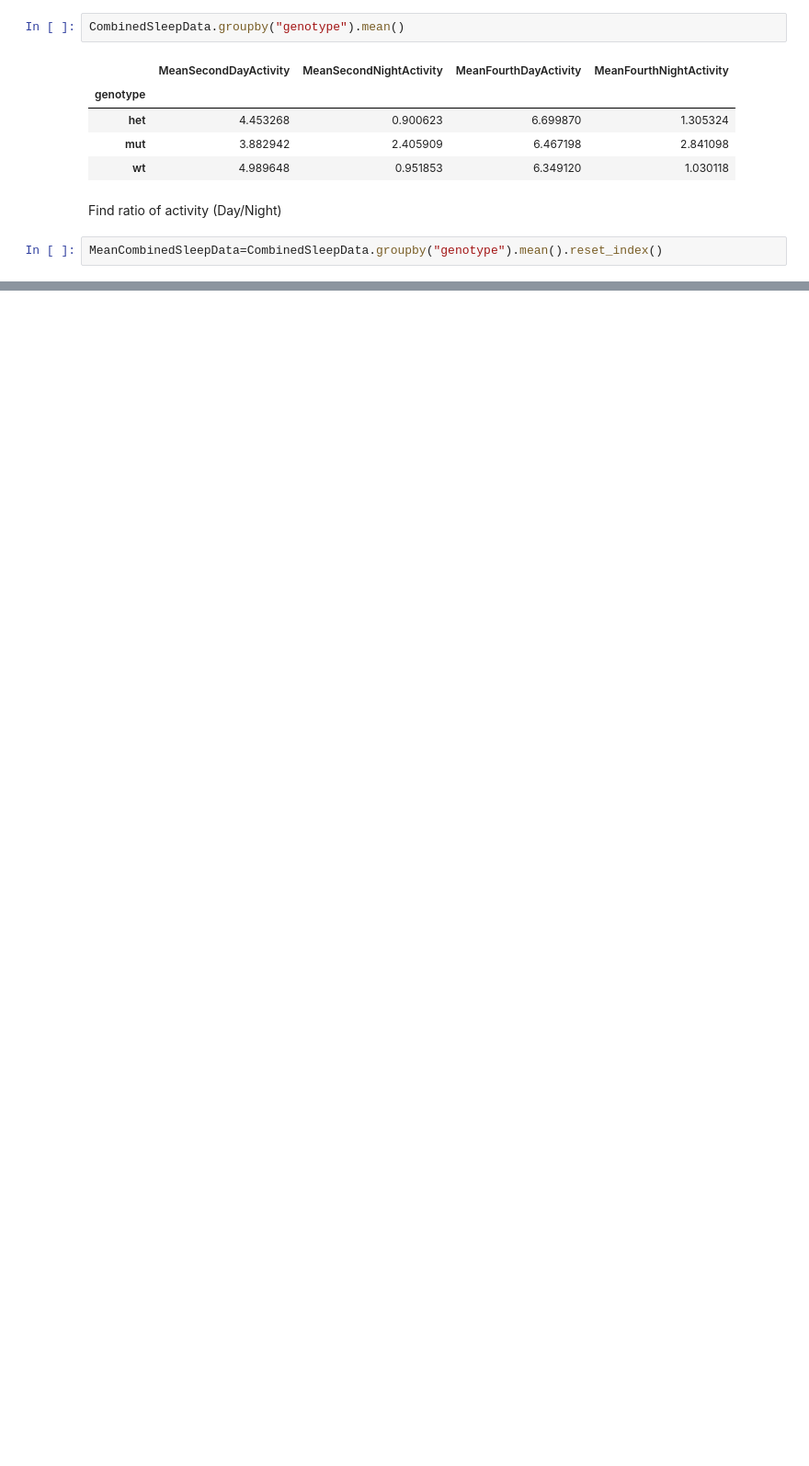
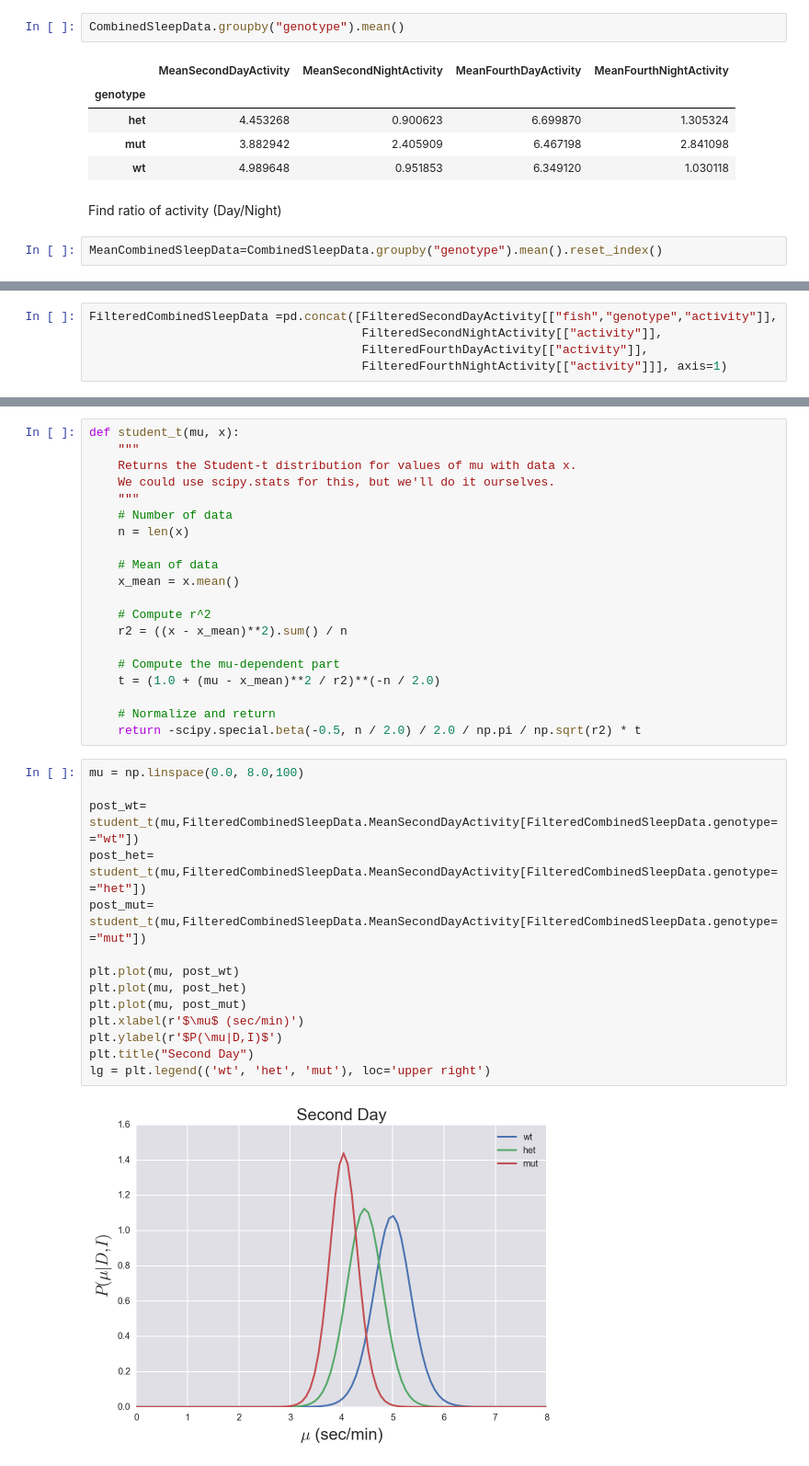
Before and after one commit to shashank-gandhi/DataAnalysisHomeworkRepository, a Jupyter notebook: Homework2/ShashankJupyterNotebook.ipynb, the cells around one changed output, grey strips where cells are left out. Shown at 92% size. Cells and saved outputs as stored; diff of their text form; blank space fills up the shorter version.

```diff
--- a/Homework2/ShashankJupyterNotebook.ipynb
+++ b/Homework2/ShashankJupyterNotebook.ipynb
@@ -159,0 +183,5 @@ AttributeError: 'DataFrame' object has no attribute 'zeit'
+# %%
+FilteredCombinedSleepData =pd.concat([FilteredSecondDayActivity[["fish","genotype","activity"]],
+                                      FilteredSecondNightActivity[["activity"]],
+                                      FilteredFourthDayActivity[["activity"]],
+                                      FilteredFourthNightActivity[["activity"]]], axis=1)
@@ -159,0 +239,36 @@ AttributeError: 'DataFrame' object has no attribute 'zeit'
+# %%
+def student_t(mu, x):
+    """
+    Returns the Student-t distribution for values of mu with data x.
+    We could use scipy.stats for this, but we'll do it ourselves.
+    """
+    # Number of data
+    n = len(x)
+
+    # Mean of data
+    x_mean = x.mean()
+
+    # Compute r^2
+    r2 = ((x - x_mean)**2).sum() / n
+
+    # Compute the mu-dependent part
+    t = (1.0 + (mu - x_mean)**2 / r2)**(-n / 2.0)
+
+    # Normalize and return
+    return -scipy.special.beta(-0.5, n / 2.0) / 2.0 / np.pi / np.sqrt(r2) * t
+# %%
+mu = np.linspace(0.0, 8.0,100)
+
+post_wt= student_t(mu,FilteredCombinedSleepData.MeanSecondDayActivity[FilteredCombinedSleepData.genotype=="wt"])
+post_het= student_t(mu,FilteredCombinedSleepData.MeanSecondDayActivity[FilteredCombinedSleepData.genotype=="het"])
+post_mut= student_t(mu,FilteredCombinedSleepData.MeanSecondDayActivity[FilteredCombinedSleepData.genotype=="mut"])
+
+plt.plot(mu, post_wt)
+plt.plot(mu, post_het)
+plt.plot(mu, post_mut)
+plt.xlabel(r'$\mu$ (sec/min)')
+plt.ylabel(r'$P(\mu|D,I)$')
+plt.title("Second Day")
+lg = plt.legend(('wt', 'het', 'mut'), loc='upper right')
+# %% [output]
+[figure, added]
```
Also changed, not shown: parts of 27 cells of this notebook.
